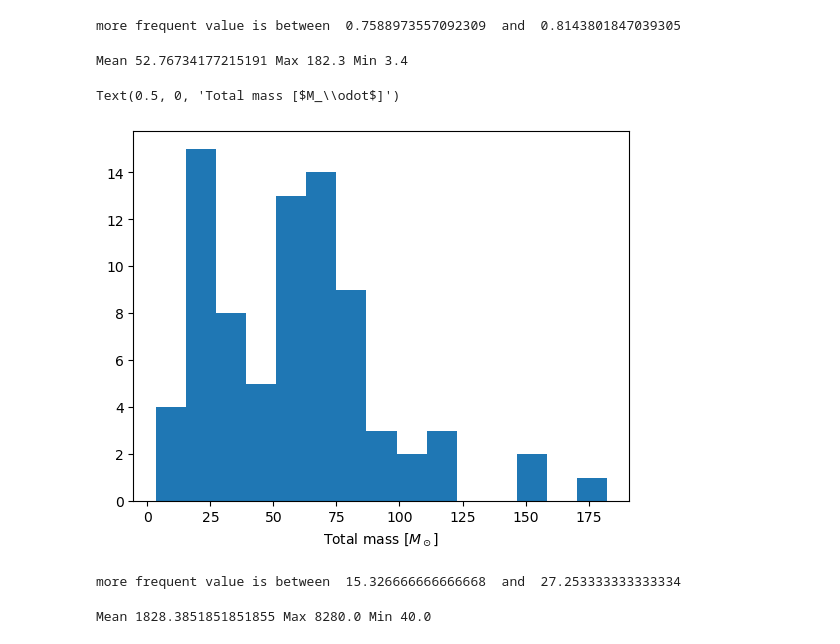
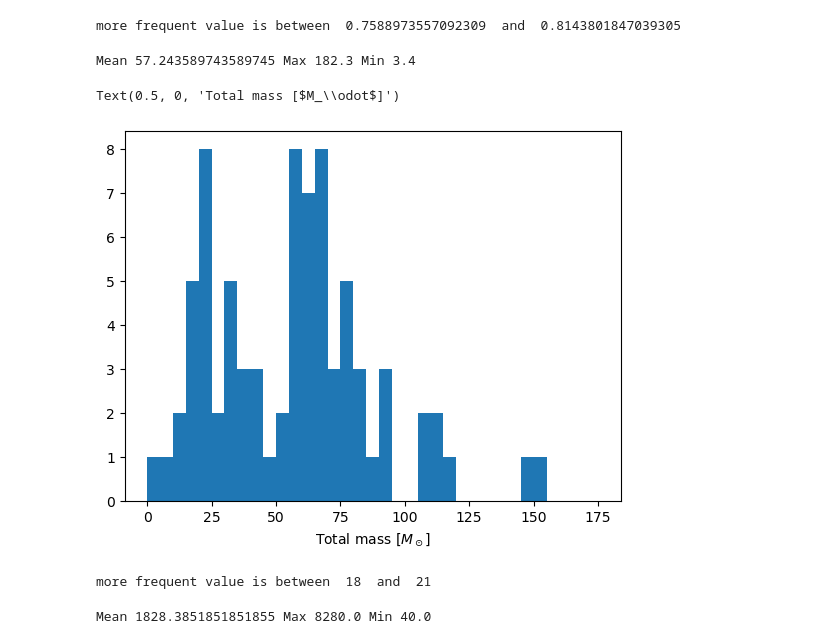
Before and after one commit to Sareva00/LIGO-project, a Jupyter notebook: properties.ipynb, the cells around one changed output. Cells and saved outputs as stored; diff of their text form; code cells hidden in the pictures.

```diff
--- a/properties.ipynb
+++ b/properties.ipynb
@@ -134,28 +134,30 @@ maxindex= np.argmax(counts)
 print("more frequent value is between ", bins[maxindex], " and ", bins[maxindex+1] )
 # %% [output]
 more frequent value is between  0.7588973557092309  and  0.8143801847039305
+# %%
+space = np.arange(0,180,5)
 # %%
-counts, bins = np.histogram(prop["total_mass"].dropna(),bins=15)
+counts, bins = np.histogram(prop["total_mass"].dropna(),bins=space)
 plt.stairs(counts, bins, fill = True)
 bins= np.delete(bins, 10)
 
 
 mean = np.average(bins, weights= counts)
 max = np.max(prop["total_mass"])
 min = np.min (prop["total_mass"])
 
 print("Mean" , mean, "Max", max, "Min",min)
 
 plt.xlabel("Total mass [$M_\odot$]")
 # %% [output]
-Mean 52.76734177215191 Max 182.3 Min 3.4
+Mean 57.243589743589745 Max 182.3 Min 3.4
 Text(0.5, 0, 'Total mass [$M_\\odot$]')
-[figure, old version]
+[figure, new version]
 # %%
 maxindex= np.argmax(counts)
 print("more frequent value is between ", bins[maxindex], " and ", bins[maxindex+1] )
 # %% [output]
-more frequent value is between  15.326666666666668  and  27.253333333333334
+more frequent value is between  18  and  21
 # %%
 counts, bins = np.histogram(prop["luminosity_distance"],bins=15)
 plt.stairs(counts, bins, fill = True)
```
Also changed, not shown: parts of 2 cells of this notebook, 2 other files.
